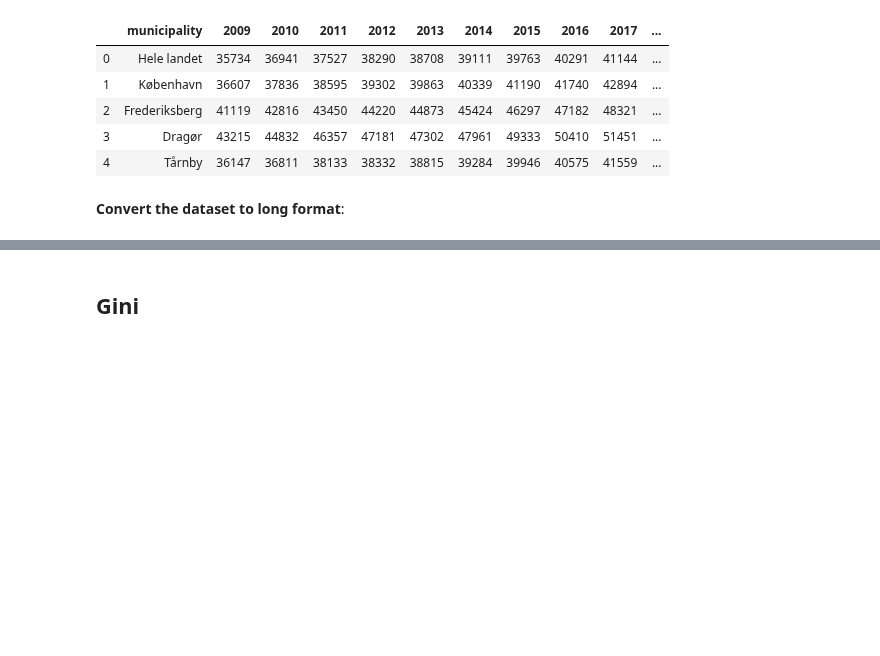
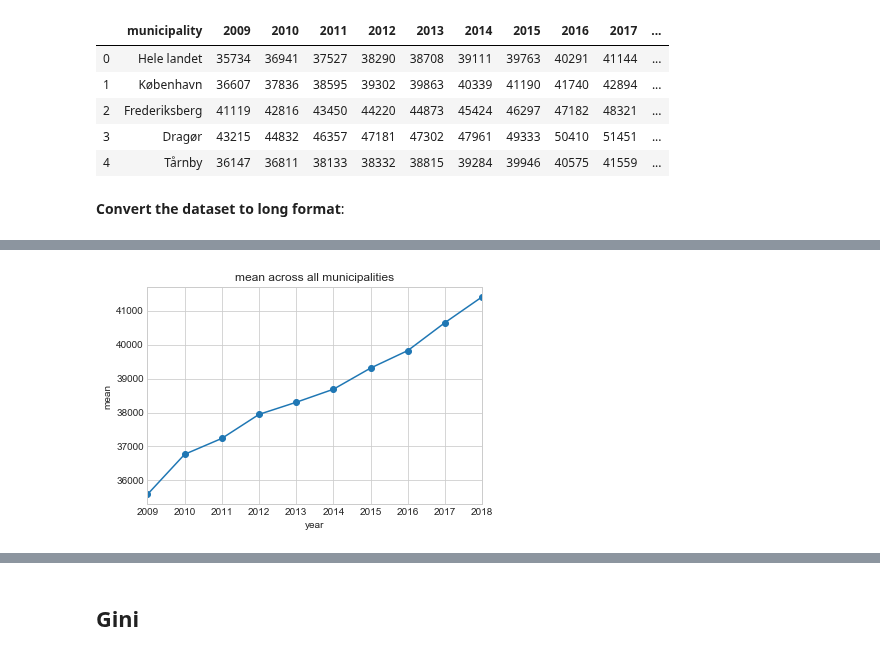
Before and after one commit to NumEconCopenhagen/projects-2020-tobiasharald, a Jupyter notebook: dataproject/TEST.ipynb, the cells around one changed output, grey strips where cells are left out. Drawn from its saved outputs; the diff is of its cells as text; code cells hidden in the pictures; blank space fills up the shorter version.

```diff
--- a/dataproject/TEST.ipynb
+++ b/dataproject/TEST.ipynb
@@ -76,0 +125,10 @@ wage_long.head(5)
+# %%
+fig = plt.figure()
+ax = fig.add_subplot(1,1,1)
+
+wage_long.groupby('year')['wage'].apply(lambda x: x.mean()).plot(ax=ax,style='-o')
+
+ax.set_ylabel('mean')
+ax.set_title('mean across all municipalities');
+# %% [output]
+[figure, added]
```
Also changed, not shown: parts of 12 cells of this notebook, 1 other file.
